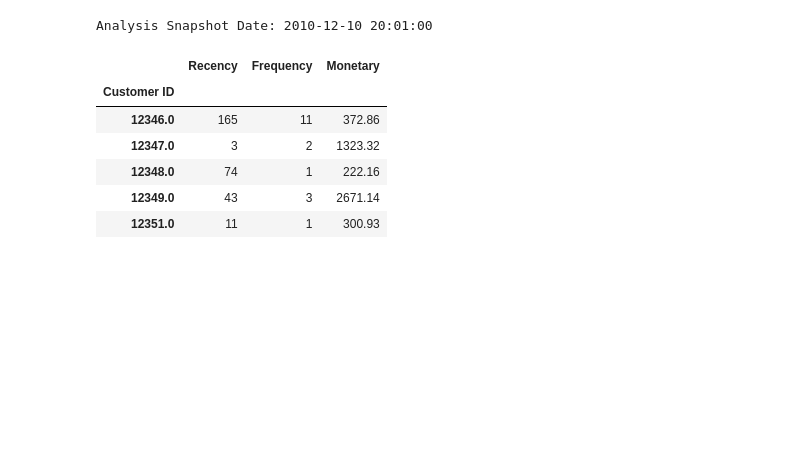
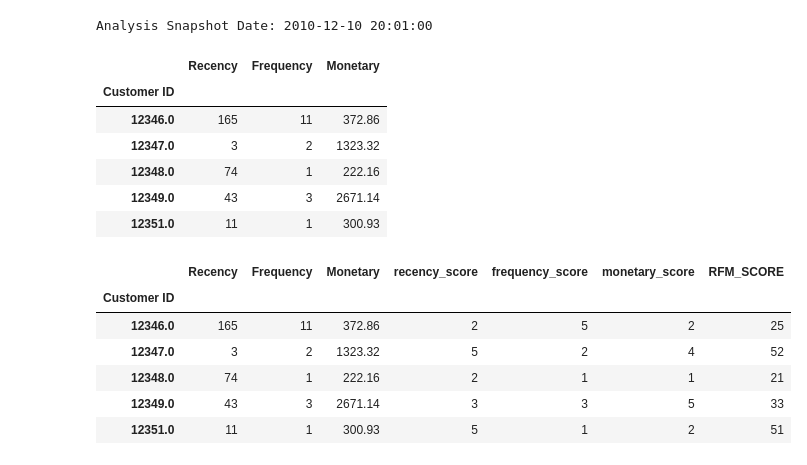
Before and after one commit to devinW19/ecommerce-behavior-analysis, a Jupyter notebook: notebooks/01_data_cleaning.ipynb, the cells around one changed output. Saved outputs shown, nothing was run; the diff lists cells and outputs as text; code cells hidden in the pictures; blank space fills up the shorter version.

```diff
--- a/notebooks/01_data_cleaning.ipynb
+++ b/notebooks/01_data_cleaning.ipynb
@@ -96,3 +96,28 @@ rfm.head()
 | 12351.0 | 11 | 1 | 300.93 |
 # %%
 rfm['Recency'] = rfm['Recency'].astype(int)
+# %%
+# Create Recency scores (5 is best/most recent)
+rfm["recency_score"] = pd.qcut(rfm['Recency'], 5, labels=[5, 4, 3, 2, 1])
+
+# Create Frequency scores (5 is best/most frequent)
+# Note: We use 'rank(method="first")' because e-commerce data often has many customers with the same frequency
+rfm["frequency_score"] = pd.qcut(rfm['Frequency'].rank(method="first"), 5, labels=[1, 2, 3, 4, 5])
+
+# Create Monetary scores (5 is best/highest spender)
+rfm["monetary_score"] = pd.qcut(rfm['Monetary'], 5, labels=[1, 2, 3, 4, 5])
+
+# Combine Recency and Frequency to create a segment map
+# (Monetary is often used for secondary filtering)
+rfm["RFM_SCORE"] = (rfm['recency_score'].astype(str) +
+                    rfm['frequency_score'].astype(str))
+
+rfm.head()
+# %% [output]
+|  | Recency | Frequency | Monetary | recency_score | frequency_score | monetary_score | RFM_SCORE |
+| Customer ID |  |  |  |  |  |  |  |
+| 12346.0 | 165 | 11 | 372.86 | 2 | 5 | 2 | 25 |
+| 12347.0 | 3 | 2 | 1323.32 | 5 | 2 | 4 | 52 |
+| 12348.0 | 74 | 1 | 222.16 | 2 | 1 | 1 | 21 |
+| 12349.0 | 43 | 3 | 2671.14 | 3 | 3 | 5 | 33 |
+| 12351.0 | 11 | 1 | 300.93 | 5 | 1 | 2 | 51 |
```
Also changed, not shown: parts of 2 cells of this notebook.
